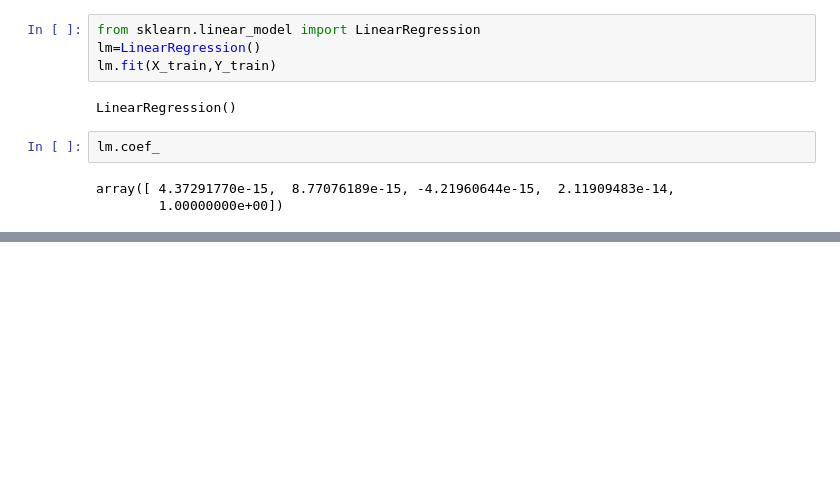
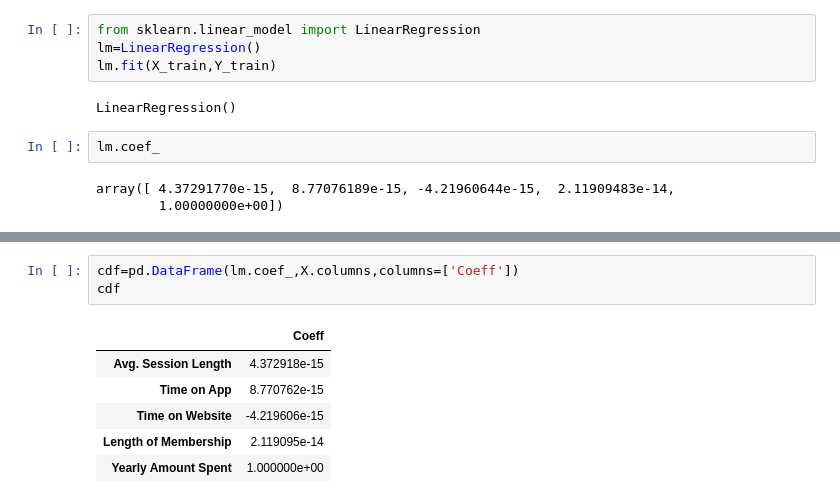
Before and after one commit to babiswas/pandasrepo, a Jupyter notebook: Ecommerce Customers.ipynb, the cells around one changed output, grey strips where cells are left out. Cells and saved outputs as stored; diff of their text form; blank space fills up the shorter version.

```diff
--- a/Ecommerce Customers.ipynb
+++ b/Ecommerce Customers.ipynb
@@ -167,0 +188,10 @@ AttributeError: module 'matplotlib' has no attribute 'scatter'
+# %%
+cdf=pd.DataFrame(lm.coef_,X.columns,columns=['Coeff'])
+cdf
+# %% [output]
+|  | Coeff |
+| Avg. Session Length | 4.372918e-15 |
+| Time on App | 8.770762e-15 |
+| Time on Website | -4.219606e-15 |
+| Length of Membership | 2.119095e-14 |
+| Yearly Amount Spent | 1.000000e+00 |
```
Also changed, not shown: parts of 5 cells of this notebook.
